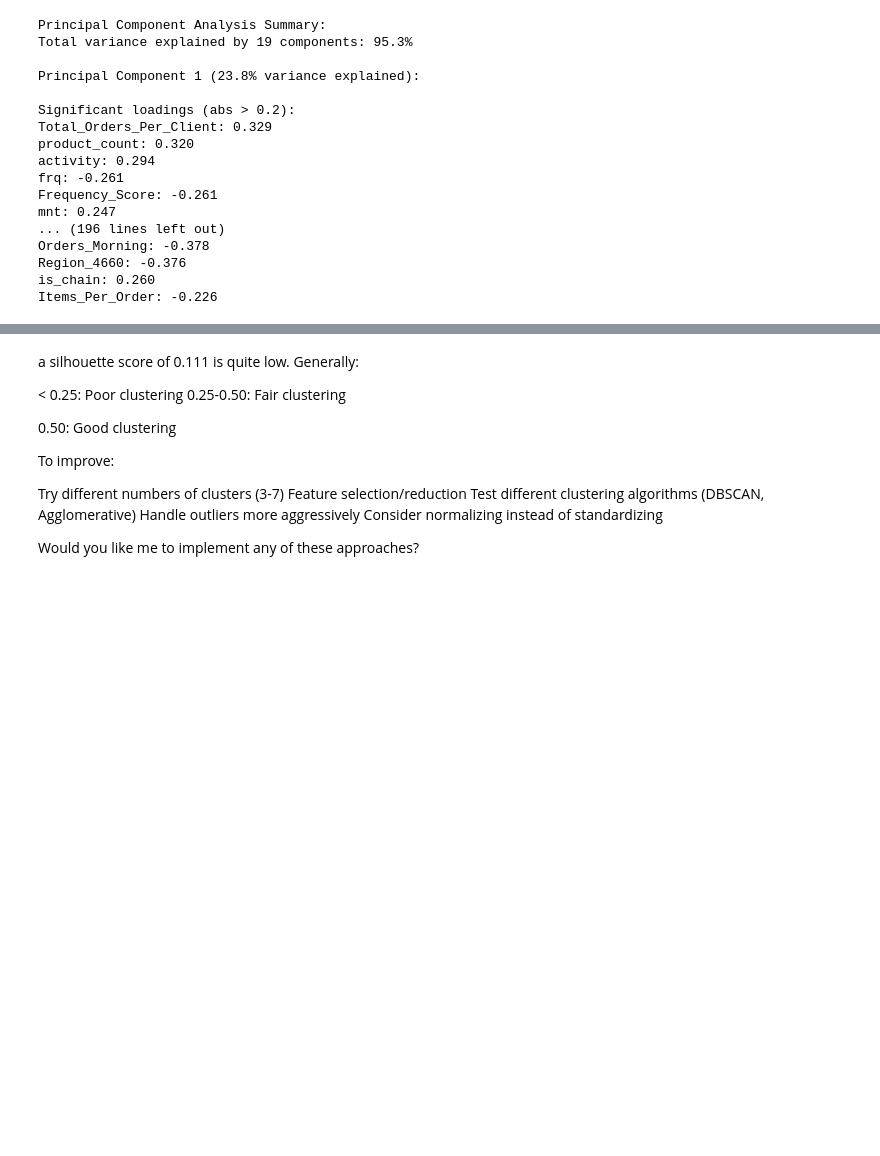
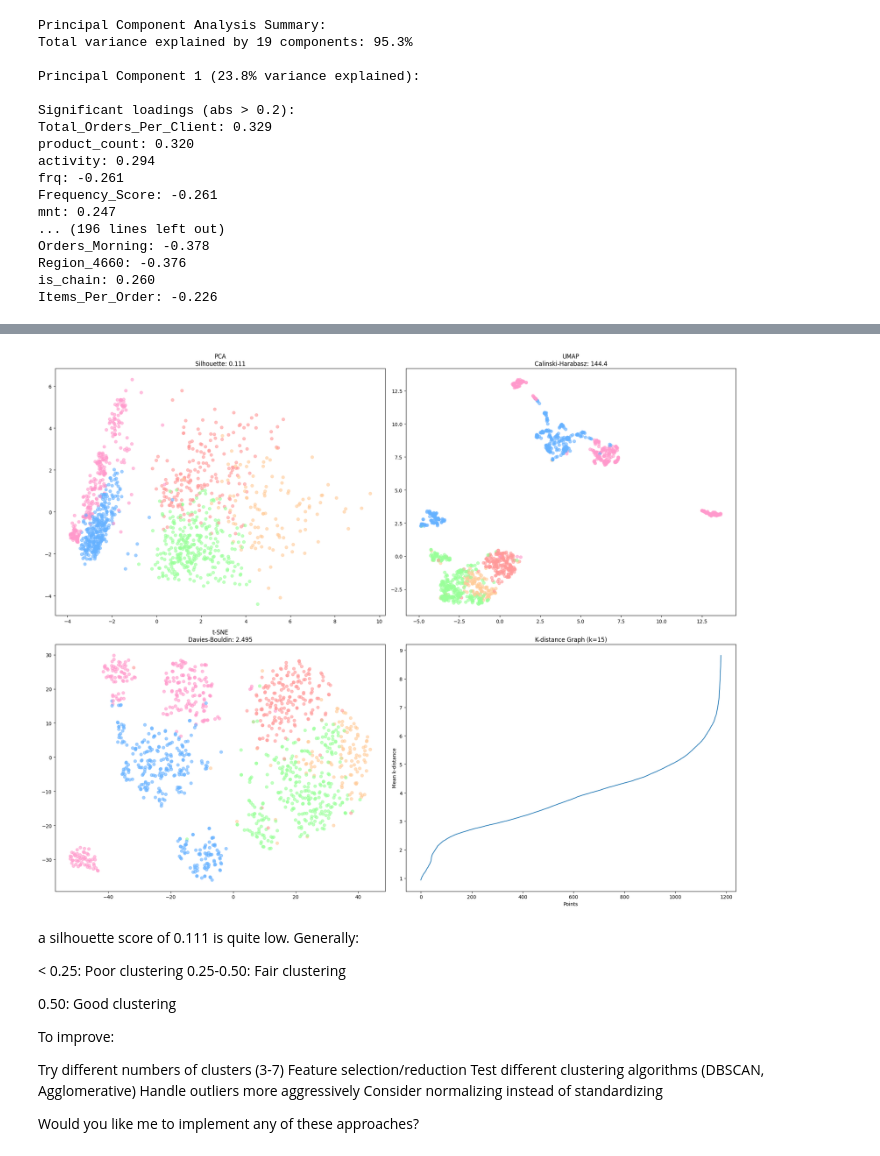
Before and after one commit to diogoruivo47/Data-Mining, a Jupyter notebook: FS_Dimension_reductionality.ipynb, the cells around one changed output, grey strips where cells are left out. Saved outputs shown, nothing was run; the diff lists cells and outputs as text; code cells hidden in the pictures; blank space fills up the shorter version.

Commit message:
autoencoder and smart with clustering

```diff
--- a/FS_Dimension_reductionality.ipynb
+++ b/FS_Dimension_reductionality.ipynb
@@ -618,3 +568,98 @@ results = dimensionality_analysis(df_scaled)
+# %%
+import numpy as np
+import matplotlib.pyplot as plt
+from sklearn.decomposition import PCA
+from sklearn.manifold import TSNE
+from sklearn.cluster import KMeans
+from sklearn.neighbors import NearestNeighbors
+from sklearn.metrics import silhouette_score, calinski_harabasz_score, davies_bouldin_score
+import umap
+
+import numpy as np
+import matplotlib.pyplot as plt
+from sklearn.decomposition import PCA
+from sklearn.manifold import TSNE
+from sklearn.cluster import KMeans
+from sklearn.neighbors import NearestNeighbors
+from sklearn.metrics import silhouette_score, calinski_harabasz_score, davies_bouldin_score
+import umap
+
+def dimensionality_analysis(df_scaled, n_neighbors=15, min_dist=0.1):
+    """
+    Perform dimensionality reduction analysis using PCA, UMAP, and t-SNE.
+    """
+    # PCA with 95% variance
+    pca = PCA(n_components=0.95)
+    pca_results = pca.fit_transform(df_scaled)
+
+    # UMAP - fixed n_jobs parameter
+    reducer = umap.UMAP(
+        n_neighbors=n_neighbors,
+        min_dist=min_dist,
+        random_state=42,
+        n_jobs=1
+    )
+    umap_results = reducer.fit_transform(df_scaled)
+
+    # t-SNE
+    tsne = TSNE(n_components=2, perplexity=30, random_state=42)
+    tsne_results = tsne.fit_transform(df_scaled)
+
+    # K-means clustering
+    kmeans = KMeans(n_clusters=5, random_state=42)
+    clusters = kmeans.fit_predict(pca_results)
+
+    # Calculate quality scores
+    scores = {
+        'silhouette': silhouette_score(pca_results, clusters),
+        'calinski': calinski_harabasz_score(pca_results, clusters),
+        'davies': davies_bouldin_score(pca_results, clusters)
+    }
+
+    # Visualization
+    colors = ['#FF9999', '#66B2FF', '#99FF99', '#FFCC99', '#FF99CC']
+    fig, axes = plt.subplots(2, 2, figsize=(20, 16))
+
+    plot_params = [
+        (pca_results, 'PCA', f'Silhouette: {scores["silhouette"]:.3f}'),
+        (umap_results, 'UMAP', f'Calinski-Harabasz: {scores["calinski"]:.1f}'),
+        (tsne_results, 't-SNE', f'Davies-Bouldin: {scores["davies"]:.3f}')
+    ]
+
+    for idx, (results, title, score) in enumerate(plot_params):
+        row, col = divmod(idx, 2)
+        axes[row, col].scatter(
+            results[:, 0],
+            results[:, 1],
+            c=[colors[c] for c in clusters],
+            alpha=0.6
+        )
+        axes[row, col].set_title(f'{title}\n{score}')
+
+    # K-distance plot
+    nbrs = NearestNeighbors(n_neighbors=n_neighbors).fit(pca_results)
+    distances, _ = nbrs.kneighbors(pca_results)
+    dist = np.sort(distances, axis=0)
+    axes[1, 1].plot(dist[:, 1:].mean(axis=1))
+    axes[1, 1].set_title(f'K-distance Graph (k={n_neighbors})')
+    axes[1, 1].set_xlabel('Points')
+    axes[1, 1].set_ylabel('Mean k-distance')
+
+    plt.tight_layout()
+    plt.savefig('dimensionality_analysis.svg', format='svg', bbox_inches='tight')
+    plt.show()
+
+    return {
+        'pca': pca_results,
+        'umap': umap_results,
+        'tsne': tsne_results,
+        'clusters': clusters,
+        'scores': scores
+    }
+# Example usage:
+results = dimensionality_analysis(df_scaled)
+# %% [output]
+[figure, added]
 # %% [markdown]
 a silhouette score of 0.111 is quite low. Generally:
 
```
Also changed, not shown: parts of 16 cells of this notebook.
